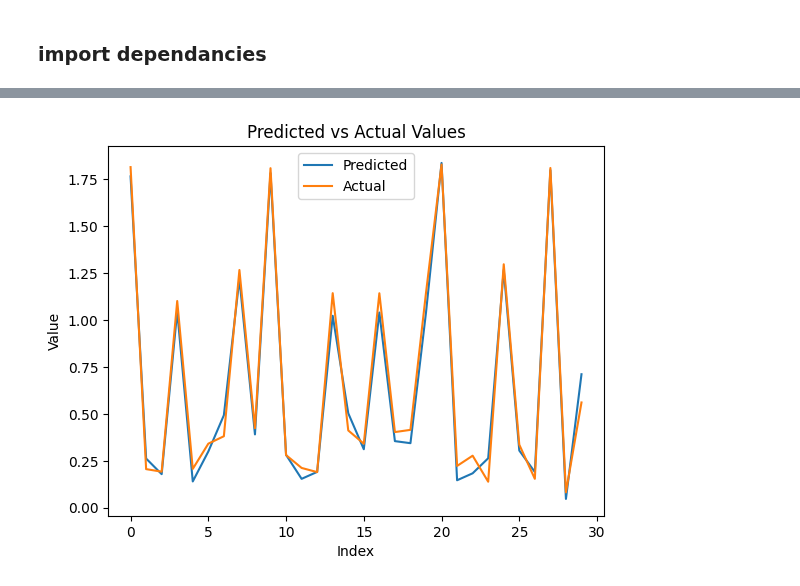
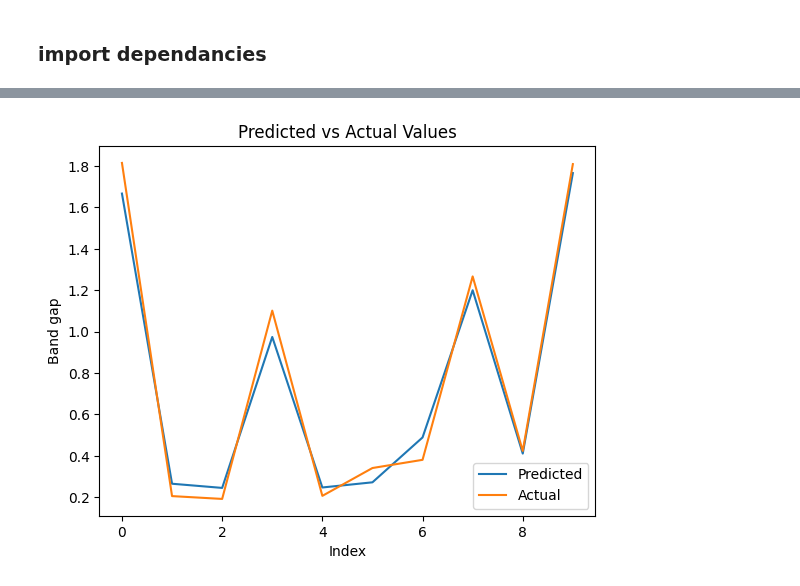
Before and after one commit to AdamKimhub/Msproject1, a Jupyter notebook: model_build.ipynb, the cells around one changed output, grey strips where cells are left out. Drawn from its saved outputs; the diff is of its cells as text; code cells hidden in the pictures.

```diff
--- a/model_build.ipynb
+++ b/model_build.ipynb
@@ -74,11 +76,13 @@ class GNNModel(nn.Module):
         )
 
         self.conv1 = NNConv(node_dim, hidden_dim, self.edge_nn, aggr='mean')
+        self.fc1 = nn.Linear(hidden_dim, hidden_dim)
         self.fc2 = nn.Linear(hidden_dim, 1)  # Regression output
 
     def forward(self, x, edge_index, edge_attr, batch):
         x = F.relu(self.conv1(x, edge_index, edge_attr))
         x = global_mean_pool(x, batch)
+        x = F.relu(self.fc1(x))
         x = self.fc2(x)
         return x
 
@@ -173,16 +177,5 @@ with torch.no_grad():
         data = data.to(device)
         predicted = model(data.x, data.edge_index, data.edge_attr, data.batch)
 
-        # Convert to CPU, detach from graph, and flatten to NumPy
-        predicted_values.append(predicted.cpu().detach().numpy())
-        actual_values.append(data.y.cpu().detach().numpy())
-
-# Concatenate all batches into single arrays
-import numpy as np
-
-predicted_values = np.concatenate(predicted_values, axis=0)
-actual_values = np.concatenate(actual_values, axis=0)
-
-# Now you can print or plot comparisons
-for pred, actual in zip(predicted_values, actual_values):
-    print(f"Predicted: {pred}, Actual: {actual}")
+        predicted_values.append(predicted.numpy())
+        actual_values.append(data.y.numpy())
@@ -206,0 +182,11 @@ Predicted: [0.17530146], Actual: 0.17890000343322754
+# %%
+total = len(predicted_values)
+all_predicted_values = predicted_values[0].flatten()
+i = 1
+while i != total:
+    new_predicted_values = predicted_values[i].flatten()
+
+    all_predicted_values = np.concatenate((all_predicted_values, new_predicted_values), axis=0)
+    i += 1
+
+print(all_predicted_values)
@@ -206,0 +195,11 @@ Predicted: [0.17530146], Actual: 0.17890000343322754
+# %%
+total = len(actual_values)
+all_actual_values = actual_values[0].flatten()
+i = 1
+while i != total:
+    new_actual_values = actual_values[i].flatten()
+
+    all_actual_values = np.concatenate((all_actual_values, new_predicted_values), axis=0)
+    i += 1
+
+print(all_actual_values)
@@ -207,11 +222,11 @@ Predicted: [0.17530146], Actual: 0.17890000343322754
 # %%
 # Produce a graph
-plt.plot(predicted_values[:30], label='Predicted')
-plt.plot(actual_values[:30], label='Actual')
+plt.plot(all_predicted_values[:10], label='Predicted')
+plt.plot(all_actual_values[:10], label='Actual')
 plt.xlabel('Index')
-plt.ylabel('Value')
+plt.ylabel('Band gap')
 plt.title('Predicted vs Actual Values')
 plt.legend()
 plt.show()
 # %% [output]
-[figure, old version]
+[figure, new version]
```
Also changed, not shown: parts of 8 cells of this notebook.
